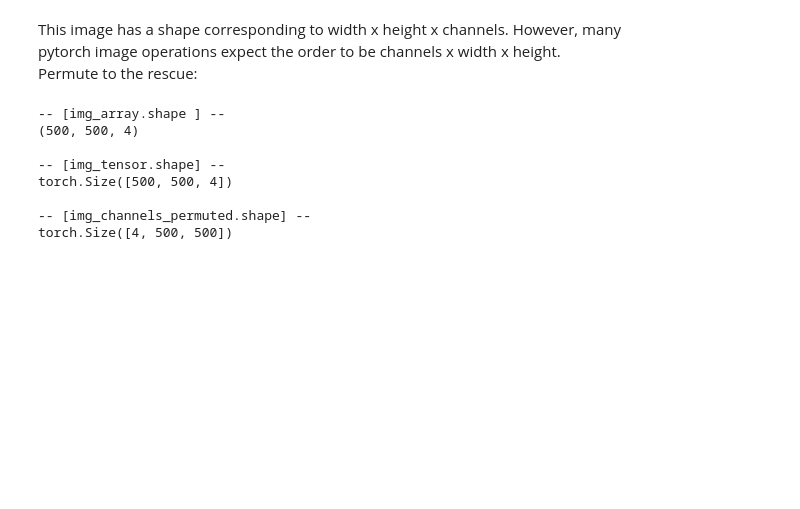
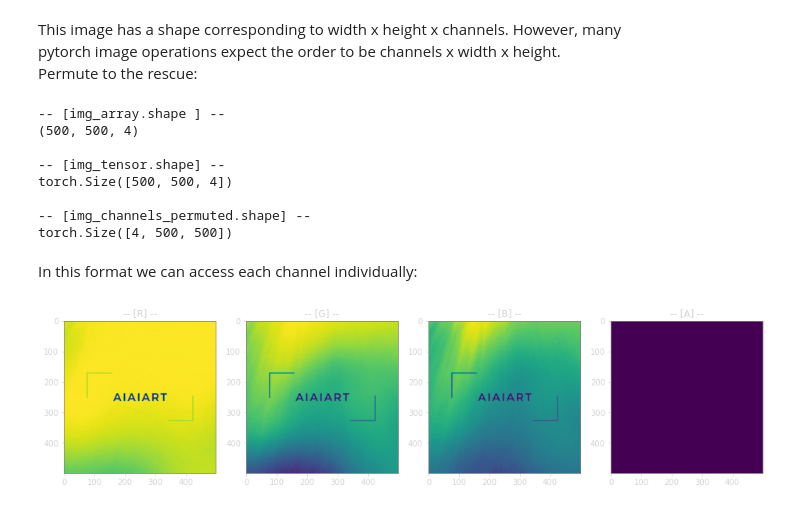
Before and after one commit to miketon/JupyterJeep, a Jupyter notebook: aiart/art_01_Intro_GradientDescent.ipynb, the cells around one changed output. Cells and saved outputs as stored; diff of their text form; code cells hidden in the pictures; blank space fills up the shorter version.

```diff
--- a/aiart/art_01_Intro_GradientDescent.ipynb
+++ b/aiart/art_01_Intro_GradientDescent.ipynb
@@ -724,6 +724,7 @@ img_array.shape (500, 500, 4)
 # %%
 import matplotlib.pyplot as mpl
 mpl.rcParams['figure.facecolor'] = 'none'
+mpl.rcParams['axes.titlecolor'] = 'lightgrey'
 mpl.rcParams['axes.edgecolor'] = 'grey'
 mpl.rcParams['xtick.color'] = 'lightgrey'
 mpl.rcParams['ytick.color'] = 'lightgrey'
@@ -767,3 +765,14 @@ torch.Size([500, 500, 4])
 
 -- [img_channels_permuted.shape] --
 torch.Size([4, 500, 500])
+# %% [markdown]
+In this format we can access each channel individually:
+# %%
+# Plotting each channel individually:
+rgba = ['R','G','B','A']
+fig, axs = plt.subplots(1,4, figsize=(16,4))
+for i in range(4):
+    axs[i].imshow(img_channels_permuted[i])
+    axs[i].set_title(f'-- [{rgba[i]}] --')
+# %% [output]
+[figure, added]
```
Also changed, not shown: parts of 22 cells of this notebook.
